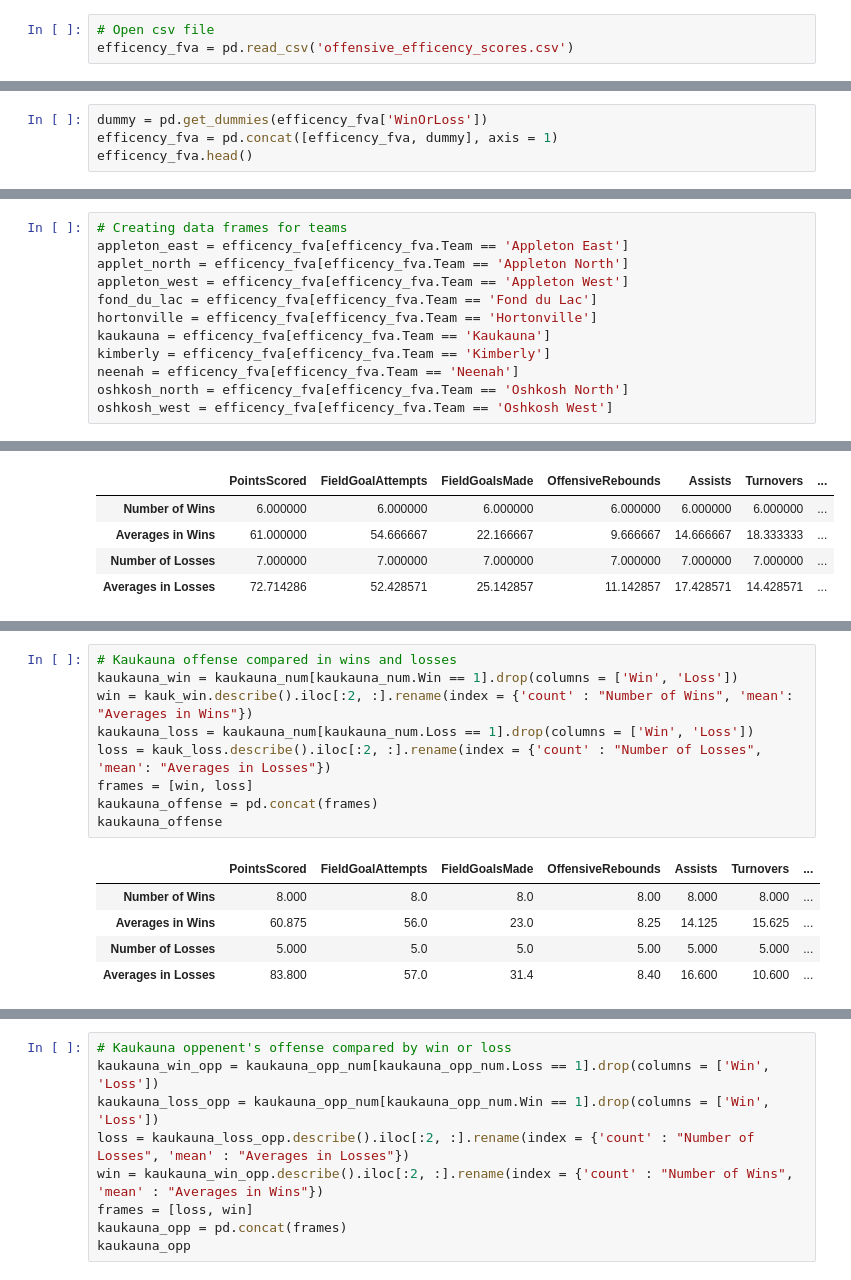
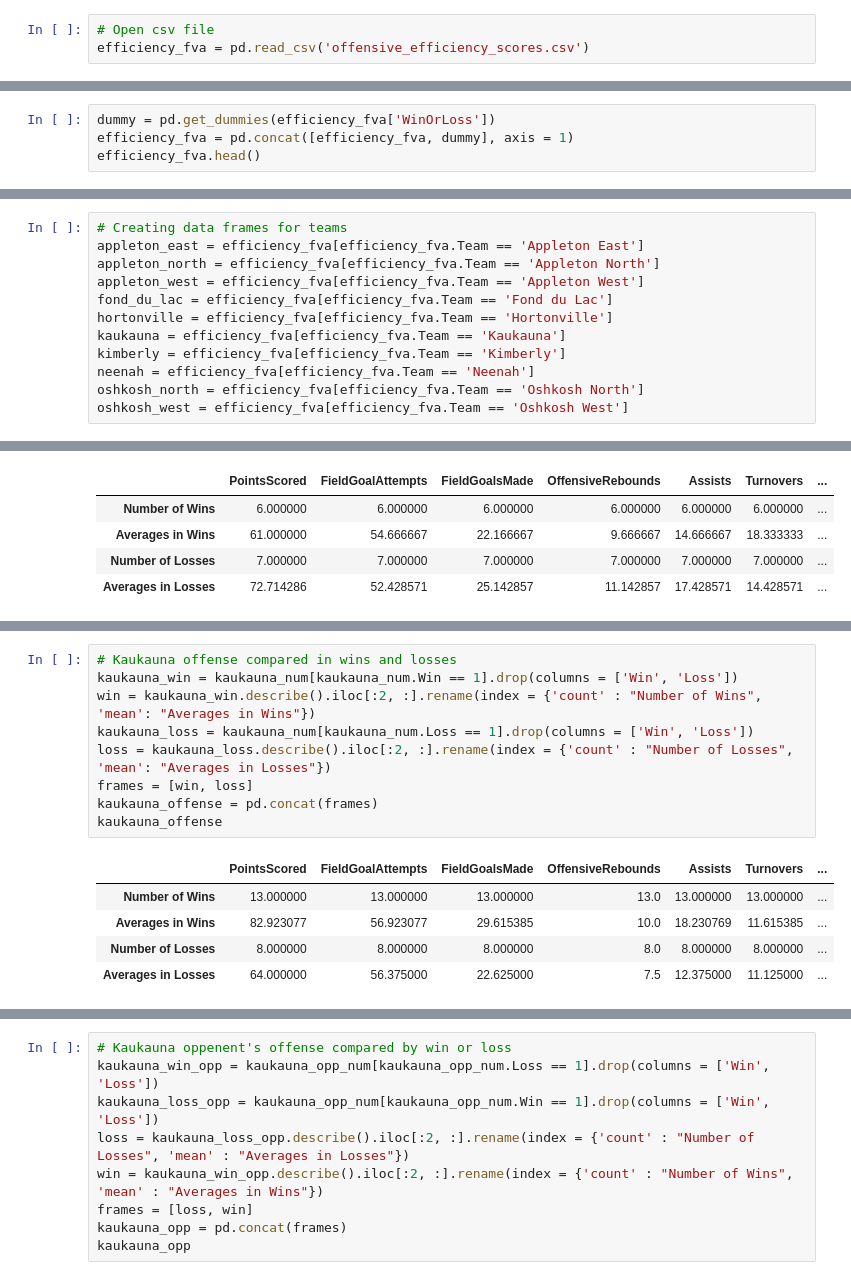
Before and after one commit to jreckin/FunAnalyticalStuff, a Jupyter notebook: offensive_efficency.ipynb, the cells around one changed output, grey strips where cells are left out. Cells and saved outputs as stored; diff of their text form.

```diff
--- a/offensive_efficency.ipynb
+++ b/offensive_efficency.ipynb
@@ -7,7 +7,7 @@ import plotly.express as px
 from sklearn.linear_model import LinearRegression
 # %%
 # Open csv file
-efficency_fva = pd.read_csv('offensive_efficency_scores.csv')
+efficiency_fva = pd.read_csv('offensive_efficiency_scores.csv')
 # %%
 # See first five games in the file
 # Win = 1, Loss = 0
@@ -20,9 +20,9 @@ efficency_fva.head()
 | 3 | 12/11/2020 | Kaukauna | Hortonville | 72 | 55 | 25 | 12 | ... |
 | 4 | 12/12/2020 | Kaukauna | De Pere | 61 | 54 | 21 | 6 | ... |
 # %%
-dummy = pd.get_dummies(efficency_fva['WinOrLoss'])
-efficency_fva = pd.concat([efficency_fva, dummy], axis = 1)
-efficency_fva.head()
+dummy = pd.get_dummies(efficiency_fva['WinOrLoss'])
+efficiency_fva = pd.concat([efficiency_fva, dummy], axis = 1)
+efficiency_fva.head()
 # %% [output]
 |  | DateOfGame | Team | Opponent | PointsScored | FieldGoalAttempts | FieldGoalsMade | OffensiveRebounds | ... |
 | 0 | 12/3/2020 | Kaukauna | Appleton North | 73 | 51 | 20 | 10 | ... |
@@ -161,15 +169,15 @@ plt.title("Offensive efficency by team");
 # %%
 # Creating data frames for teams
-appleton_east = efficency_fva[efficency_fva.Team == 'Appleton East']
-applet_north = efficency_fva[efficency_fva.Team == 'Appleton North']
-appleton_west = efficency_fva[efficency_fva.Team == 'Appleton West']
-fond_du_lac = efficency_fva[efficency_fva.Team == 'Fond du Lac']
-hortonville = efficency_fva[efficency_fva.Team == 'Hortonville']
-kaukauna = efficency_fva[efficency_fva.Team == 'Kaukauna']
-kimberly = efficency_fva[efficency_fva.Team == 'Kimberly']
-neenah = efficency_fva[efficency_fva.Team == 'Neenah']
-oshkosh_north = efficency_fva[efficency_fva.Team == 'Oshkosh North']
-oshkosh_west = efficency_fva[efficency_fva.Team == 'Oshkosh West']
+appleton_east = efficiency_fva[efficiency_fva.Team == 'Appleton East']
+appleton_north = efficiency_fva[efficiency_fva.Team == 'Appleton North']
+appleton_west = efficiency_fva[efficiency_fva.Team == 'Appleton West']
+fond_du_lac = efficiency_fva[efficiency_fva.Team == 'Fond du Lac']
+hortonville = efficiency_fva[efficiency_fva.Team == 'Hortonville']
+kaukauna = efficiency_fva[efficiency_fva.Team == 'Kaukauna']
+kimberly = efficiency_fva[efficiency_fva.Team == 'Kimberly']
+neenah = efficiency_fva[efficiency_fva.Team == 'Neenah']
+oshkosh_north = efficiency_fva[efficiency_fva.Team == 'Oshkosh North']
+oshkosh_west = efficiency_fva[efficiency_fva.Team == 'Oshkosh West']
 # %%
 # Creating data frames for teams and numeric values
 appleton_east_num = appleton_east.drop(columns = ['DateOfGame', 'Team', 'Opponent', 'WinOrLoss'], axis = 1)
@@ -535,18 +543,18 @@ kaukauna_num.corr()
 # %%
 # Kaukauna offense compared in wins and losses
 kaukauna_win = kaukauna_num[kaukauna_num.Win == 1].drop(columns = ['Win', 'Loss'])
-win = kauk_win.describe().iloc[:2, :].rename(index = {'count' : "Number of Wins", 'mean': "Averages in Wins"})
+win = kaukauna_win.describe().iloc[:2, :].rename(index = {'count' : "Number of Wins", 'mean': "Averages in Wins"})
 kaukauna_loss = kaukauna_num[kaukauna_num.Loss == 1].drop(columns = ['Win', 'Loss'])
-loss = kauk_loss.describe().iloc[:2, :].rename(index = {'count' : "Number of Losses", 'mean': "Averages in Losses"})
+loss = kaukauna_loss.describe().iloc[:2, :].rename(index = {'count' : "Number of Losses", 'mean': "Averages in Losses"})
 frames = [win, loss]
 kaukauna_offense = pd.concat(frames)
 kaukauna_offense
 # %% [output]
 |  | PointsScored | FieldGoalAttempts | FieldGoalsMade | OffensiveRebounds | Assists | Turnovers | ... |
-| Number of Wins | 8.000 | 8.0 | 8.0 | 8.00 | 8.000 | 8.000 | ... |
-| Averages in Wins | 60.875 | 56.0 | 23.0 | 8.25 | 14.125 | 15.625 | ... |
-| Number of Losses | 5.000 | 5.0 | 5.0 | 5.00 | 5.000 | 5.000 | ... |
-| Averages in Losses | 83.800 | 57.0 | 31.4 | 8.40 | 16.600 | 10.600 | ... |
+| Number of Wins | 13.000000 | 13.000000 | 13.000000 | 13.0 | 13.000000 | 13.000000 | ... |
+| Averages in Wins | 82.923077 | 56.923077 | 29.615385 | 10.0 | 18.230769 | 11.615385 | ... |
+| Number of Losses | 8.000000 | 8.000000 | 8.000000 | 8.0 | 8.000000 | 8.000000 | ... |
+| Averages in Losses | 64.000000 | 56.375000 | 22.625000 | 7.5 | 12.375000 | 11.125000 | ... |
 # %%
 # Kaukauna opponent's offense correlations
 kaukauna_opp_num.corr()
```
Also changed, not shown: parts of 37 cells of this notebook, 2 other files.
